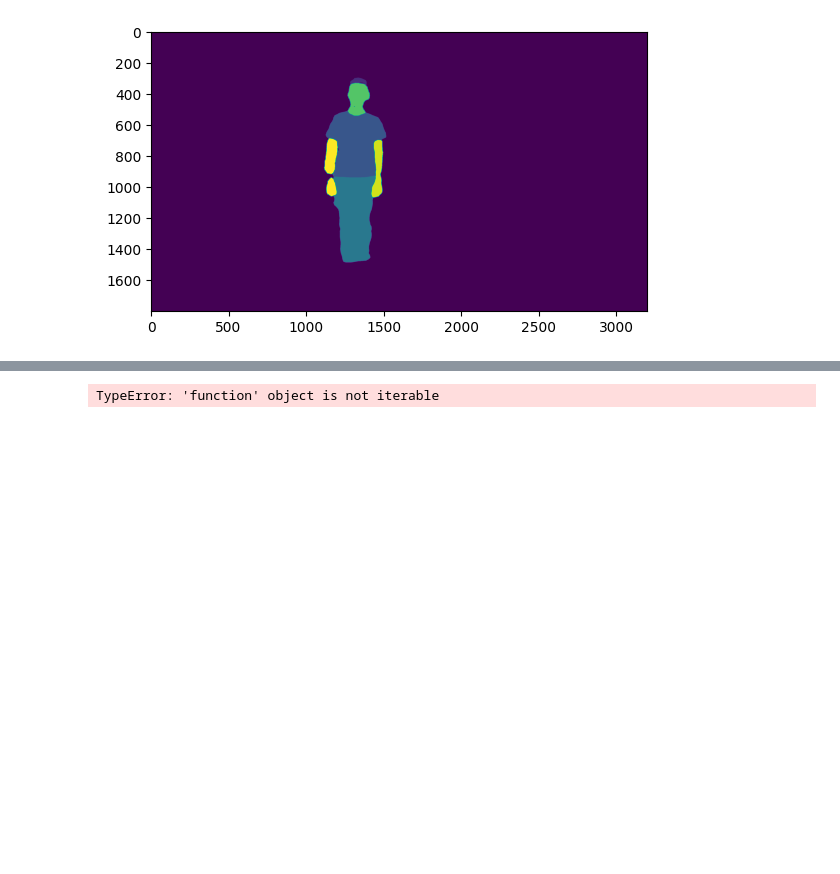
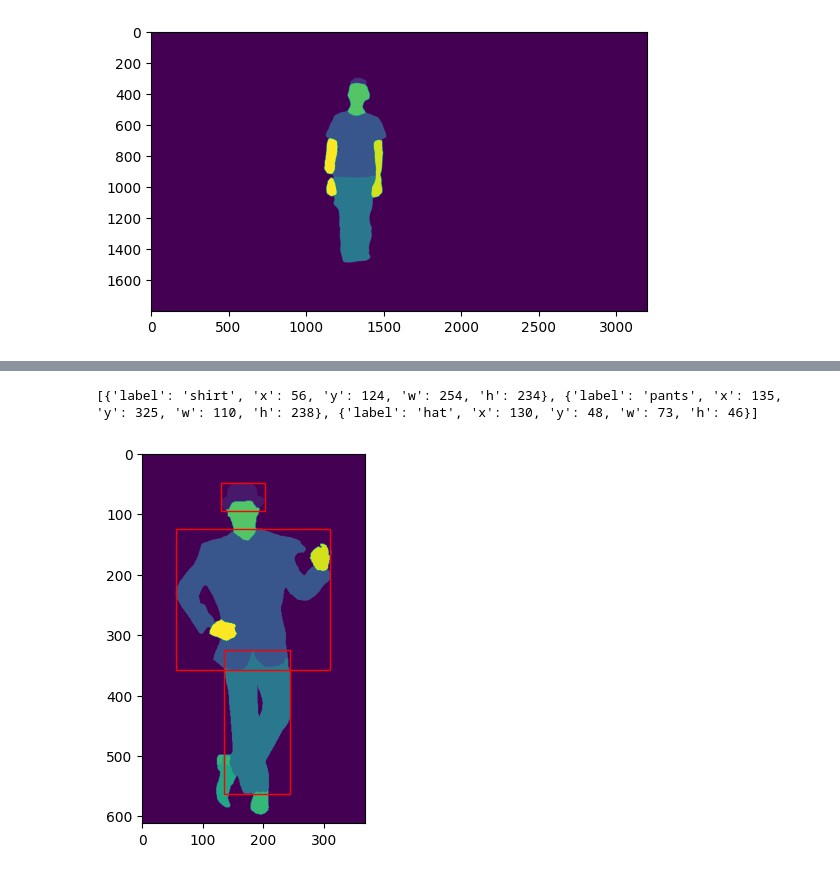
Before and after one commit to tatsimba/hackathon2023, a Jupyter notebook: image-segmenation-notebook/image-segmentation.ipynb, the cells around one changed output, grey strips where cells are left out. Drawn from its saved outputs; the diff is of its cells as text; code cells hidden in the pictures; blank space fills up the shorter version.

```diff
--- a/image-segmenation-notebook/image-segmentation.ipynb
+++ b/image-segmenation-notebook/image-segmentation.ipynb
@@ -102,36 +99,58 @@ def get_bbox_for_label(seg_matrix_numpy, label, label_name):
     if(len(indices) == 0):
         return None
     x_min = np.min(indices[:, 1]).item()
     x_max = np.max(indices[:, 1]).item()
     y_min = np.min(indices[:, 0]).item()
     y_max = np.max(indices[:, 0]).item()
     width = abs(x_max - x_min)
     height = abs(y_max - y_min)
     return {
         'label': label_name,
         'x': x_min,
         'y': y_min,
         'w': width,
         'h': height
     }
 
 def get_clothing_boxes(seg_matrix_numpy):
     shirt_label = 4
     pants_label = 6
     dress_label = 7
+    hat_label = 1
+    belt_label = 8
     shirt_box = get_bbox_for_label(seg_matrix_numpy, shirt_label, 'shirt')
     pants_box = get_bbox_for_label(seg_matrix_numpy, pants_label, 'pants')
     dress_box = get_bbox_for_label(seg_matrix_numpy, dress_label, 'dress')
+    hat_box = get_bbox_for_label(seg_matrix_numpy, hat_label, 'hat')
+    belt_box = get_bbox_for_label(seg_matrix_numpy, belt_label, 'belt')
 
-    return list(filter(lambda x: x is not None, [shirt_box, pants_box, dress_box]))
+    return list(filter(lambda x: x is not None, [shirt_box, pants_box, dress_box, hat_box, belt_box]))
 
 boxes = get_clothing_boxes(pred_seg.numpy())
 print(boxes)
-shirt = boxes[0]
-pants = boxes[1]
+shirt = list(filter(lambda x: x['label'] == 'shirt', boxes))
+shirt = shirt[0] if len(shirt) > 0 else None
+pants = list(filter(lambda x: x['label'] == 'pants', boxes))
+pants = pants[0] if len(pants) > 0 else None
+dress = list(filter(lambda x: x['label'] == 'dress', boxes))
+dress = dress[0] if len(dress) > 0 else None
+hat = list(filter(lambda x: x['label'] == 'hat', boxes))
+hat = hat[0] if len(hat) > 0 else None
+belt = list(filter(lambda x: x['label'] == 'belt', boxes))
+belt = belt[0] if len(belt) > 0 else None
 plt.imshow(pred_seg)
-plt.gca().add_patch(plt.Rectangle((shirt['x'], shirt['y']), shirt['w'], shirt['h'], fill=False, color='red'))
-plt.gca().add_patch(plt.Rectangle((pants['x'], pants['y']), pants['w'], pants['h'], fill=False, color='blue'))
+if(shirt is not None):
+    plt.gca().add_patch(plt.Rectangle((shirt['x'], shirt['y']), shirt['w'], shirt['h'], fill=False, color='red'))
+if(pants is not None):
+    plt.gca().add_patch(plt.Rectangle((pants['x'], pants['y']), pants['w'], pants['h'], fill=False, color='red'))
+if(dress is not None):
+    plt.gca().add_patch(plt.Rectangle((dress['x'], dress['y']), dress['w'], dress['h'], fill=False, color='red'))
+if(hat is not None):
+    plt.gca().add_patch(plt.Rectangle((hat['x'], hat['y']), hat['w'], hat['h'], fill=False, color='red'))
+if(belt is not None):
+    plt.gca().add_patch(plt.Rectangle((belt['x'], belt['y']), belt['w'], belt['h'], fill=False, color='red'))
+
 plt.show()
 # %% [output]
-TypeError: 'function' object is not iterable
+[{'label': 'shirt', 'x': 56, 'y': 124, 'w': 254, 'h': 234}, {'label': 'pants', 'x': 135, 'y': 325, 'w': 110, 'h': 238}, {'label': 'hat', 'x': 130, 'y': 48, 'w': 73, 'h': 46}]
+[figure, added]
```
Also changed, not shown: parts of 1 cell of this notebook.
